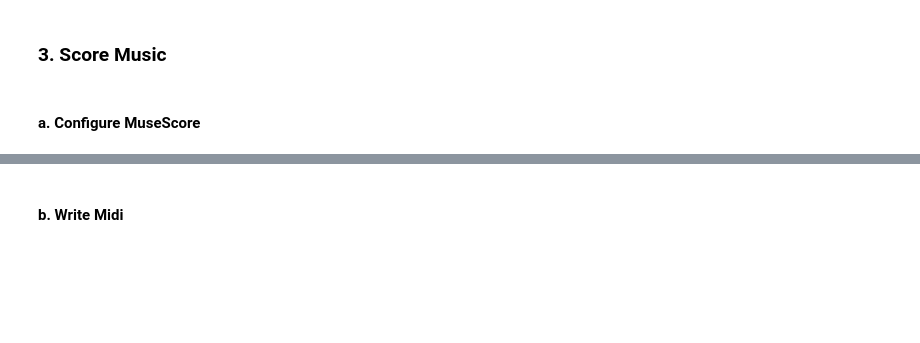
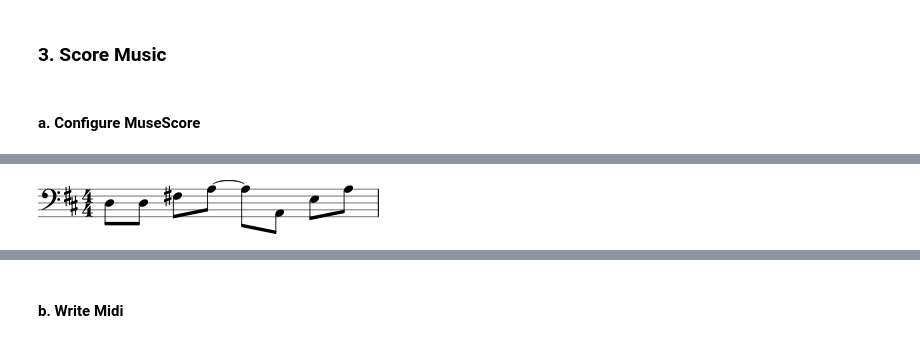
Before and after one commit to MickyDowns/deep-keras-music-net, a Jupyter notebook: music_study_aid.ipynb, the cells around one changed output, grey strips where cells are left out. Saved outputs shown, nothing was run; the diff lists cells and outputs as text; code cells hidden in the pictures; blank space fills up the shorter version.

```diff
--- a/music_study_aid.ipynb
+++ b/music_study_aid.ipynb
@@ -4166,0 +4357,5 @@ class Musescore_context():
+# %%
+#play_m21(s3bCol.parts[part].measures(frm,to))
+s3bCol.parts[part].measures(frm,to).show()
+# %% [output]
+[figure, added]
```
Also changed, not shown: parts of 96 cells of this notebook.
